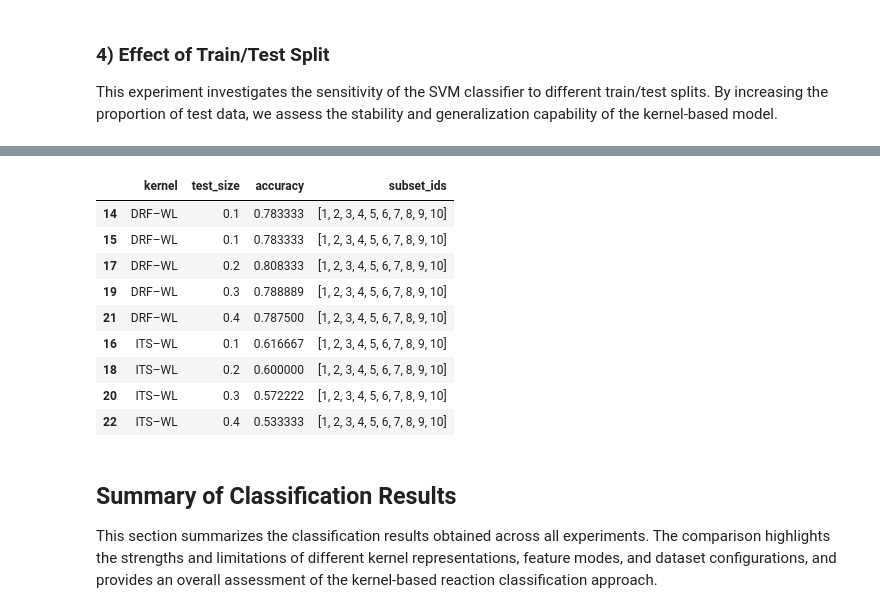
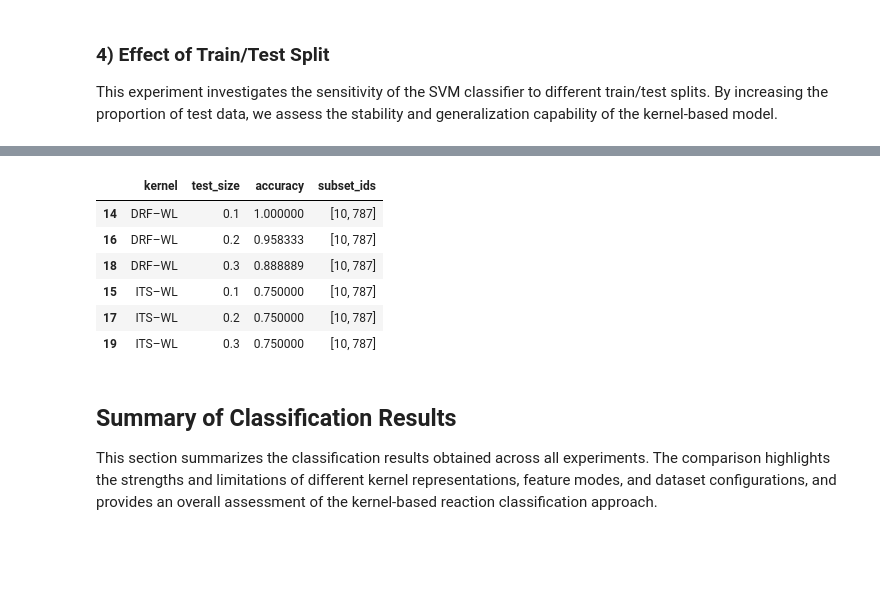
Before and after one commit to PatPatDango/reaction-kernels, a Jupyter notebook: notebooks/wp3.ipynb, the cells around one changed output, grey strips where cells are left out. Saved outputs shown, nothing was run; the diff lists cells and outputs as text; code cells hidden in the pictures; blank space fills up the shorter version.

```diff
--- a/notebooks/wp3.ipynb
+++ b/notebooks/wp3.ipynb
@@ -790,44 +764,34 @@ This experiment investigates the sensitivity of the SVM classifier to different
 By increasing the proportion of test data, we assess the stability and generalization capability of the
 kernel-based model.
 # %%
-tag = "S7_splits"
-n = 600
+print("\n=== Section 7: Train/test split ===")
 
-for ts in [0.1, 0.2, 0.3, 0.4]:
+for ts in [0.1, 0.2, 0.3]:
+    # DRF edge
     res = train_svm_from_precomputed_dir(
-        precomp_dir=DRF_DIRS["edge"], feature_key="drf_wl",
-        subset_ids=subset_ids, n=n, test_size=ts, C=C, seed=seed,
-        verbose=False,
+        precomp_dir=DRF_DIRS["edge"],
+        feature_key="drf_wl",
+        subset_ids=subset_ids,
+        n=n, test_size=ts, C=C, seed=seed,
+        verbose=True,
     )
-    add_result(
-    tag="S7_splits",
-    kernel="DRF–WL",
-    mode="edge",
-    n=n,
-    test_size=ts,
-    C=C,
-    seed=seed,
-    res=res,
-    subset_ids=subset_ids,
+    add_result(tag="S7_split", kernel="DRF–WL", mode="edge",
+               n=n, test_size=ts, C=C, seed=seed, res=res, subset_ids=subset_ids)
+
+    # ITS edge
+    res = train_svm_from_precomputed_dir(
+        precomp_dir=ITS_DIRS["edge"],
+        feature_key="its_wl",
+        subset_ids=subset_ids,
+        n=n, test_size=ts, C=C, seed=seed,
+        verbose=True,
     )
-
-    res = train_svm_from_precomputed_dir(
-        precomp_dir=ITS_DIRS["edge"], feature_key="its_wl",
-        subset_ids=subset_ids, n=n, test_size=ts, C=C, seed=seed,
-        verbose=False,
-    )
-    add_result(
-    tag="S7_splits",
-    kernel="ITS–WL",
-    mode="edge",
-    n=n,
-    test_size=ts,
-    C=C,
-    seed=seed,
-    res=res,
-    subset_ids=subset_ids,
-    )
+    add_result(tag="S7_split", kernel="ITS–WL", mode="edge",
+               n=n, test_size=ts, C=C, seed=seed, res=res, subset_ids=subset_ids)
 
 df_results = pd.DataFrame(results)
-df_results[df_results["tag"]==tag][["kernel","test_size","accuracy","subset_ids"]].sort_values(["kernel","test_size"])
+display(
+    df_results[df_results["tag"]=="S7_split"][["kernel","test_size","accuracy","subset_ids"]]
+    .sort_values(["kernel","test_size"])
+)
 # %% [output]
@@ -834,13 +815,10 @@ df_results[df_results["tag"]==tag][["kernel","test_size","accuracy","subset_ids"
 |  | kernel | test_size | accuracy | subset_ids |
-| 14 | DRF–WL | 0.1 | 0.783333 | [1, 2, 3, 4, 5, 6, 7, 8, 9, 10] |
-| 15 | DRF–WL | 0.1 | 0.783333 | [1, 2, 3, 4, 5, 6, 7, 8, 9, 10] |
-| 17 | DRF–WL | 0.2 | 0.808333 | [1, 2, 3, 4, 5, 6, 7, 8, 9, 10] |
-| 19 | DRF–WL | 0.3 | 0.788889 | [1, 2, 3, 4, 5, 6, 7, 8, 9, 10] |
-| 21 | DRF–WL | 0.4 | 0.787500 | [1, 2, 3, 4, 5, 6, 7, 8, 9, 10] |
-| 16 | ITS–WL | 0.1 | 0.616667 | [1, 2, 3, 4, 5, 6, 7, 8, 9, 10] |
-| 18 | ITS–WL | 0.2 | 0.600000 | [1, 2, 3, 4, 5, 6, 7, 8, 9, 10] |
-| 20 | ITS–WL | 0.3 | 0.572222 | [1, 2, 3, 4, 5, 6, 7, 8, 9, 10] |
-| 22 | ITS–WL | 0.4 | 0.533333 | [1, 2, 3, 4, 5, 6, 7, 8, 9, 10] |
+| 14 | DRF–WL | 0.1 | 1.000000 | [10, 787] |
+| 16 | DRF–WL | 0.2 | 0.958333 | [10, 787] |
+| 18 | DRF–WL | 0.3 | 0.888889 | [10, 787] |
+| 15 | ITS–WL | 0.1 | 0.750000 | [10, 787] |
+| 17 | ITS–WL | 0.2 | 0.750000 | [10, 787] |
+| 19 | ITS–WL | 0.3 | 0.750000 | [10, 787] |
 # %% [markdown]
 ## Summary of Classification Results
 
```
Also changed, not shown: parts of 10 cells of this notebook, 1 other file.
